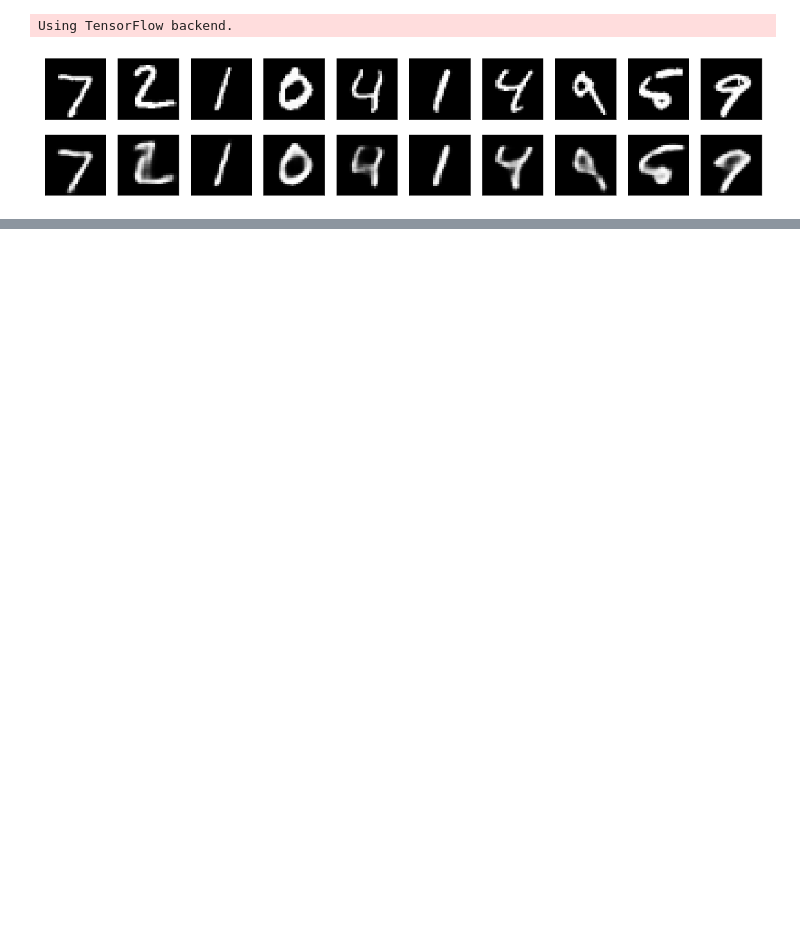
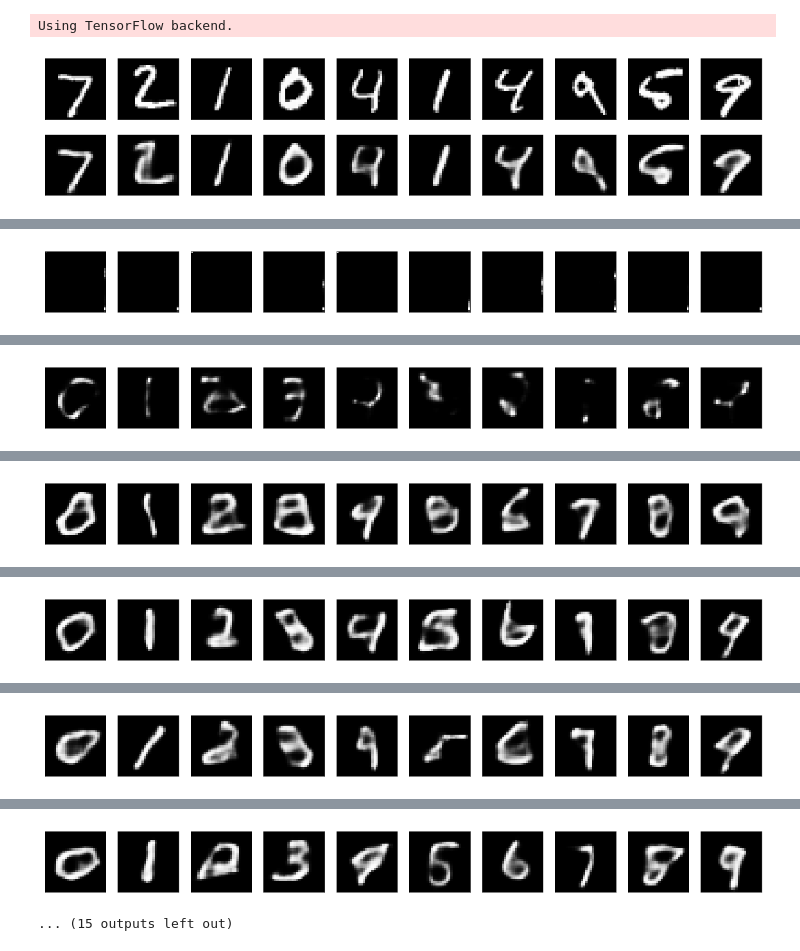
Before and after one commit to fredybotas/Neural-networks, a Jupyter notebook: BP/cgan.ipynb, the cells around one changed output, grey strips where cells are left out. Saved outputs shown, nothing was run; the diff lists cells and outputs as text; code cells hidden in the pictures; blank space fills up the shorter version.

```diff
--- a/BP/cgan.ipynb
+++ b/BP/cgan.ipynb
@@ -58,47 +58,53 @@ data_x = encoder.predict(x_train)
 # %%
 import matplotlib.pyplot as plt
 
-discriminator_input_dim = (74,)
-generator_input_dim = (110,)
+discriminator_input_dim = (64,)
+generator_input_dim = (100,)
+cond_input_dim = (10,)
 batch_size = 128
-epochs = 50000
+epochs = 18000
 
 discriminator_input = Input(shape=discriminator_input_dim)
 generator_input = Input(shape=generator_input_dim)
-input_double = Input(shape=generator_input_dim)
+cond_input = Input(shape=cond_input_dim)
 
 def custom_activation(x):
     return (K.sigmoid(x) * 3)
 
-def discriminator(x):
-    hidden1 = Dense(256, activation="relu")(x)
+def discriminator(x, cond):
+    concat = Concatenate(axis=-1)([x, cond])
+    hidden1 = Dense(256, activation="relu")(concat)
     hidden2 = Dense(256, activation="relu")(hidden1)
     return Dense(1, activation="sigmoid")(hidden2)
 
-def generator(x):
-    hidden1 = Dense(256, activation="relu")(x)
+def generator(x, cond):
+    concat = Concatenate(axis=-1)([x, cond])
+    hidden1 = Dense(256, activation="relu")(concat)
     hidden2 = Dense(256, activation="relu")(hidden1)
     return Dense(64, activation=custom_activation)(hidden2)
 
 def random_input_batch_with_class(labels):
-    result = []
+    labels_array = []
+    noises = []
     for a in labels:
         noise = np.random.normal(0, 1, (100))
+        noises.append(noise)
         cond = np.zeros(10)
         cond[a] = 1
-        result.append(numpy.concatenate([noise, cond]))
-    return np.array(result)
+        labels_array.append(cond)
+    return (np.array(noises), np.array(labels_array))
 
-generator_model = Model(generator_input, generator(generator_input))
-discriminator_model = Model(discriminator_input, discriminator(discriminator_input))
+
+generator_model = Model([generator_input, cond_input], generator(generator_input, cond_input))
+discriminator_model = Model([discriminator_input, cond_input], discriminator(discriminator_input, cond_input))
 discriminator_model.compile(loss='binary_crossentropy', optimizer="adadelta", metrics=['accuracy'])
 generator_model.compile(loss='binary_crossentropy', optimizer="adadelta")
 
-img = generator_model(input_double)
+img = generator_model([generator_input, cond_input])
 discriminator_model.trainable = False
-valid = discriminator_model(img)
+valid = discriminator_model([img, cond_input])
 
-double_model = Model(input_double, valid)
+double_model = Model([generator_input, cond_input], valid)
 double_model.compile(loss='binary_crossentropy', optimizer="adadelta")
 
 X_train = data_x.reshape(60000, 64)
@@ -109,23 +115,30 @@ for epoch in range(epochs):
         plt.figure(figsize=(20, 4))
         for i in range(n):
             ax = plt.subplot(2, n, i + 1)
-            plt.imshow(decoder.predict(generator_model.predict(random_input_batch_with_class([0])).reshape((1,4,4,4))).reshape(28, 28))
+            aa, bb = random_input_batch_with_class([i])
+            plt.imshow(decoder.predict(generator_model.predict([aa, bb]).reshape((1,4,4,4))).reshape(28, 28))
             ax.get_xaxis().set_visible(False)
             ax.get_yaxis().set_visible(False)
             plt.gray()
         plt.show()
     idx = np.random.randint(0, X_train.shape[0], half_batch)
     labels = y_train[idx]
-    imgs = numpy.concatenate([X_train[idx], labels])
-    noise = random_input_batch_with_class(labels)
-    gen_imgs = generator_model.predict(noise)
+    label_array = []
+    for label in labels:
+        cond = np.zeros(10)
+        cond[label] = 1
+        label_array.append(cond)
+    imgs, imgs_labels = X_train[idx], np.array(label_array)
+    noise, noise_labels = random_input_batch_with_class(labels)
+    gen_imgs = generator_model.predict([noise, noise_labels])
 
-    d_loss_real = discriminator_model.train_on_batch(imgs, np.ones((half_batch, 1)))
-    d_loss_fake = discriminator_model.train_on_batch(gen_imgs, np.zeros((half_batch, 1)))
+    d_loss_real = discriminator_model.train_on_batch([imgs, imgs_labels], np.ones((half_batch, 1)))
+    d_loss_fake = discriminator_model.train_on_batch([gen_imgs, noise_labels], np.zeros((half_batch, 1)))
     d_loss = 0.5 * np.add(d_loss_real, d_loss_fake)
 
-    noise = random_input_batch_with_class(np.concatenate([labels, labels]))
-    g_loss = double_model.train_on_batch(noise, np.ones((batch_size, 1)))
+    labels = np.concatenate([labels, labels])
+    noise, noise_labels = random_input_batch_with_class(labels)
+    g_loss = double_model.train_on_batch([noise, noise_labels], np.ones((batch_size, 1)))
 
     print ("%d [D loss: %f, acc.: %.2f%%] [G loss: %f]" % (epoch, d_loss[0], 100*d_loss[1], g_loss))
 # %% [output]
@@ -132,0 +146 @@ ValueError: Dimensions must be equal, but are 64 and 74 for 'model_10/dense_28/M
+[figure, added]
@@ -132,0 +164 @@ ValueError: Dimensions must be equal, but are 64 and 74 for 'model_10/dense_28/M
+[figure, added]
@@ -132,0 +182 @@ ValueError: Dimensions must be equal, but are 64 and 74 for 'model_10/dense_28/M
+[figure, added]
@@ -132,0 +200 @@ ValueError: Dimensions must be equal, but are 64 and 74 for 'model_10/dense_28/M
+[figure, added]
@@ -132,0 +218 @@ ValueError: Dimensions must be equal, but are 64 and 74 for 'model_10/dense_28/M
+[figure, added]
@@ -132,0 +236,2 @@ ValueError: Dimensions must be equal, but are 64 and 74 for 'model_10/dense_28/M
+[figure, added]
+... (15 outputs left out)
```
Also changed, not shown: parts of 4 cells of this notebook, 47 other files.
